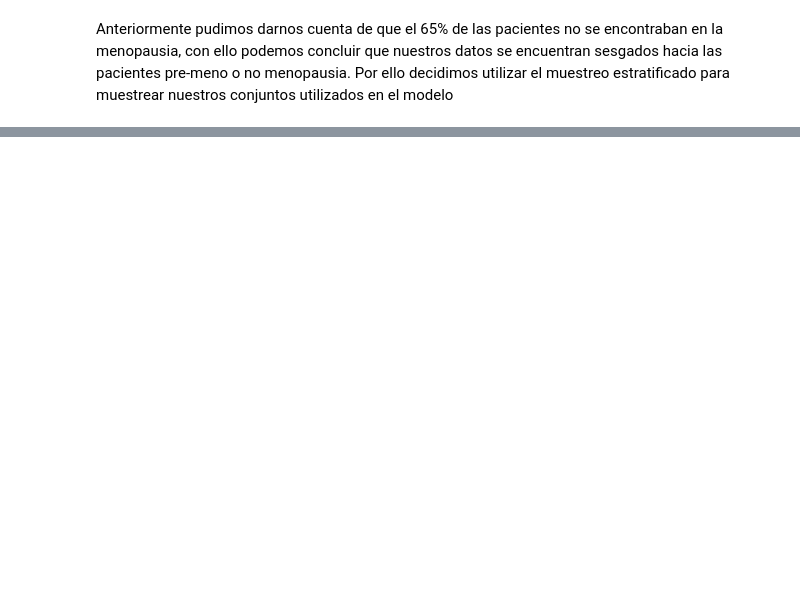
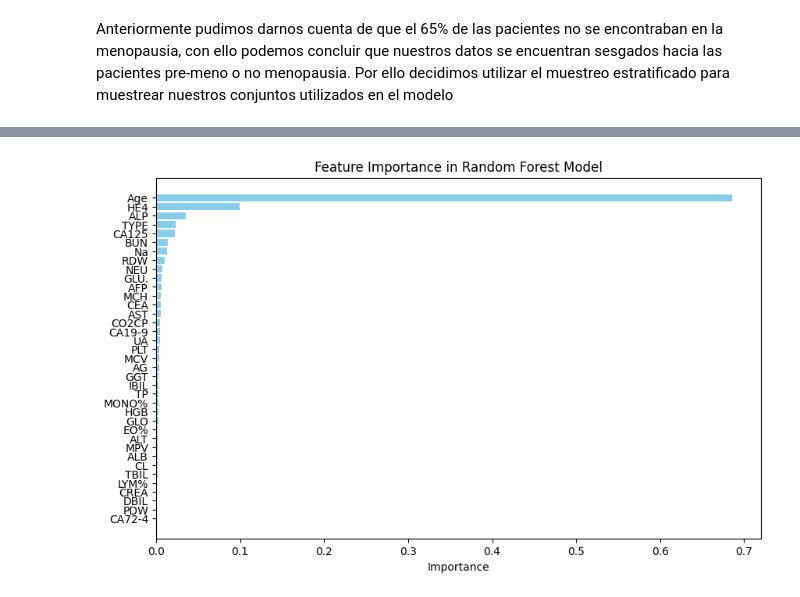
Before and after one commit to danahdzn/Analisis-predictivo-de-menopausia, a Jupyter notebook: Analisis Predictivo de la Menopausia.ipynb, the cells around one changed output, grey strips where cells are left out. Saved outputs shown, nothing was run; the diff lists cells and outputs as text; code cells hidden in the pictures; blank space fills up the shorter version.

```diff
--- a/Analisis Predictivo de la Menopausia.ipynb
+++ b/Analisis Predictivo de la Menopausia.ipynb
@@ -343,3 +441,15 @@ plt.show()
+# %%
+# Obtenemos la importancia de cada variable
+feature_importances = random_forest.feature_importances_
+features_df = pd.DataFrame({'Feature': columns, 'Importance': feature_importances}).sort_values(by='Importance', ascending=False)
+plt.figure(figsize=(10, 6))
+plt.barh(features_df['Feature'], features_df['Importance'], color='skyblue')
+plt.xlabel('Importance')
+plt.title('Feature Importance in Random Forest Model')
+plt.gca().invert_yaxis()
+plt.show()
+# %% [output]
+[figure, added]
 # %%
 # Cargar biblioteca de métricas
 from sklearn.metrics import mean_absolute_error
```
Also changed, not shown: parts of 20 cells of this notebook.
